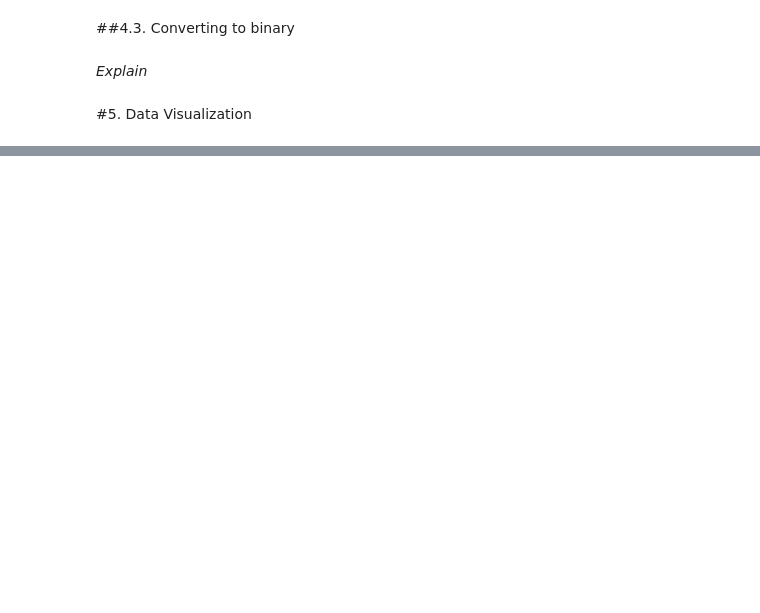
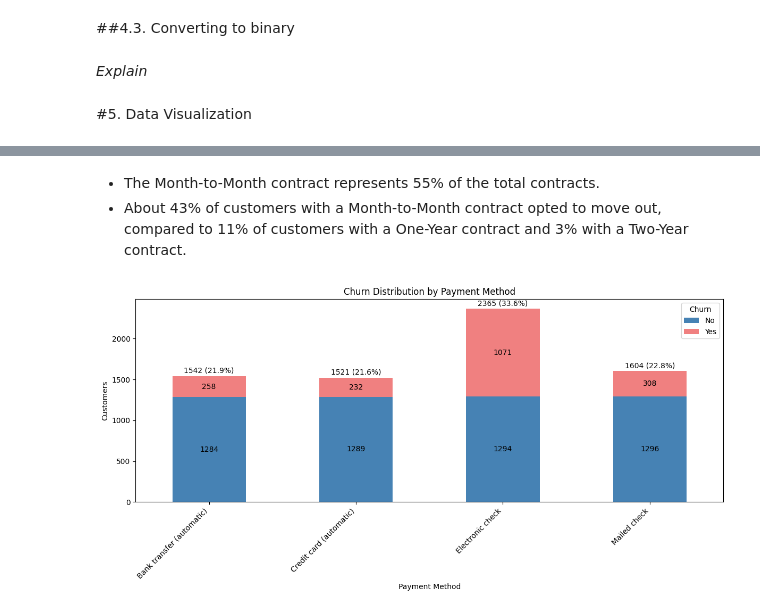
Before and after one commit to diegoeller/Churn-Prediction-Project, a Jupyter notebook: Telco_Customer_Churn.ipynb, the cells around one changed output, grey strips where cells are left out. Cells and saved outputs as stored; diff of their text form; code cells hidden in the pictures; blank space fills up the shorter version.

```diff
--- a/Telco_Customer_Churn.ipynb
+++ b/Telco_Customer_Churn.ipynb
@@ -174,0 +241,42 @@ ValueError: could not convert string to float: 'Female'
+# %% [markdown]
+- The Month-to-Month contract represents 55% of the total contracts.
+- About 43% of customers with a Month-to-Month contract opted to move out, compared to 11% of customers with a One-Year contract and 3% with a Two-Year contract.
+# %%
+# Calculate churn counts by payment method
+churn_by_payment = df.groupby('PaymentMethod')['Churn'].value_counts().unstack()
+
+# Rename columns to 'No' and 'Yes' if they are 0 and 1
+churn_by_payment = churn_by_payment.rename(columns={0: 'No', 1: 'Yes'}, errors='ignore')
+
+# Create the bar plot with total counts on the Y-axis
+ax = churn_by_payment.plot(kind='bar',
+                           stacked=True,
+                           figsize=(12, 6),  # Adjust figure size for better visualization
+                           color=['steelblue', 'lightcoral'])
+
+plt.title('Churn Distribution by Payment Method')
+plt.xlabel('Payment Method')
+plt.ylabel('Customers')
+plt.xticks(rotation=45, ha='right')  # Rotate x-axis labels for readability
+plt.legend(title='Churn', labels=['No', 'Yes'], loc='upper right')
+
+# Add total count labels inside the bars
+for p in ax.patches:
+    width = p.get_width()
+    height = p.get_height()
+    x, y = p.get_xy()
+    ax.annotate(f'{int(height)}', (x + width/2, y + height/2), ha='center', va='center')
+
+# Add total count and percentage labels on top of the bars
+totals = churn_by_payment.sum(axis=1)
+total_customers = totals.sum()
+
+for i, total in enumerate(totals):
+    percentage = (total / total_customers) * 100
+    label = f'{int(total)} ({percentage:.1f}%)'
+    ax.text(i, total + 20, label, ha='center', va='bottom')
+
+plt.tight_layout()  # Adjust layout to prevent labels from overlapping
+plt.show()
+# %% [output]
+[figure, added]
```
Also changed, not shown: parts of 35 cells of this notebook.
